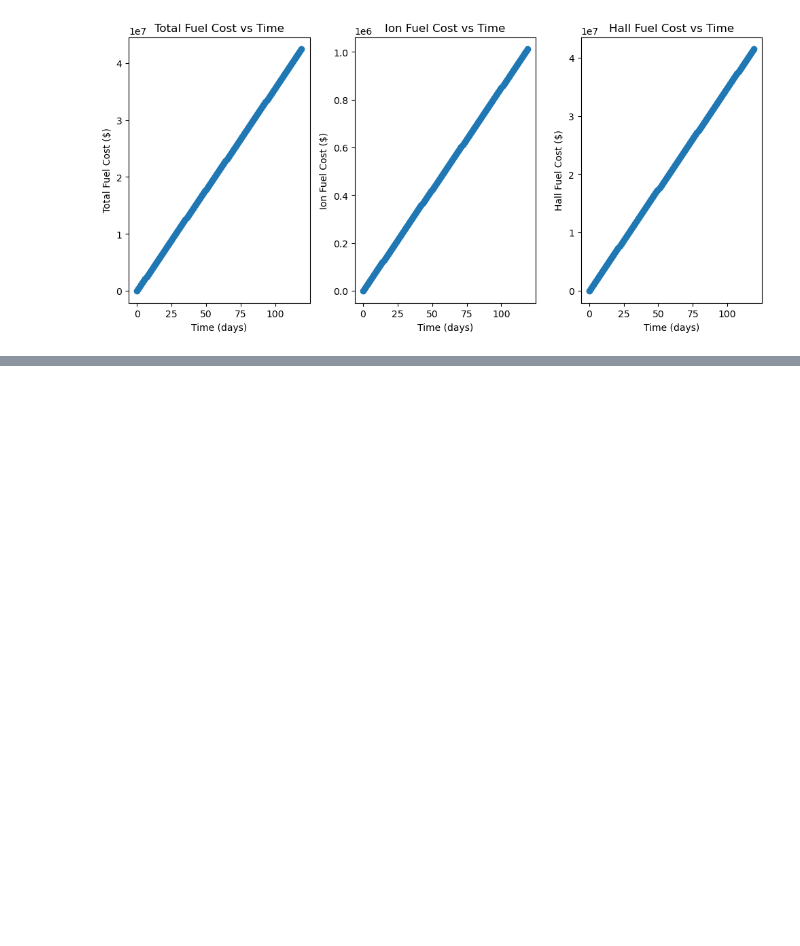
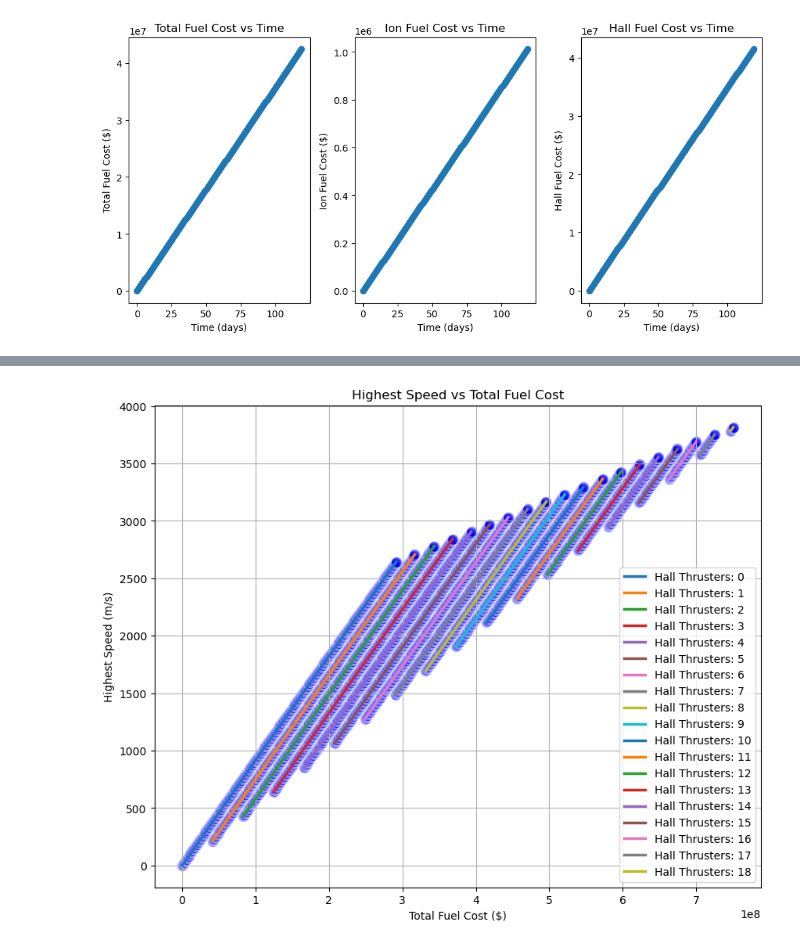
Before and after one commit to Sgail7/Prelim_Rocket_Calc, a Jupyter notebook: electric_prop_test1.ipynb, the cells around one changed output, grey strips where cells are left out. Saved outputs shown, nothing was run; the diff lists cells and outputs as text; code cells hidden in the pictures; blank space fills up the shorter version.

Commit message:
added plot for all combinations with n0 halls

```diff
--- a/electric_prop_test1.ipynb
+++ b/electric_prop_test1.ipynb
@@ -229,8 +229,8 @@ lowest_cost_combination = []
 highest_speed = []
 highest_speed_combination = []
 
-for ion_num in range(0, maxi):  # Adjust the range as needed
-    for hall_num in range(0, maxh):  # Adjust the range as needed
+for ion_num in range(0, maxi+1):  # Adjust the range as needed
+    for hall_num in range(0, maxh+3):  # Adjust the range as needed
         # Calculate the total electric power required
         total_EP = (ionEP * 10**-3 * ion_num) + (hallEP * 10**-3 * hall_num)
 
@@ -264,0 +282,35 @@ highest_speed_combination[highest_speed_index]
+# %%
+indices1 = []
+for i in range(maxh+3):
+    for ii in range(len(highest_speed_combination)):
+        if highest_speed_combination[ii][1] == i:
+            indices1.append(ii)
+
+# Initialize the new array with the first value
+new_array = [[indices1[0]]]
+
+# Loop through the indices1 list starting from the second element
+for i in range(1, len(indices1)):
+    # Check if the current value is less than the previous value
+    if indices1[i] < indices1[i-1]:
+        # Start a new column
+        new_array.append([indices1[i]])
+    else:
+        # Add to the current column
+        new_array[-1].append(indices1[i])
+
+# Convert the list of lists to a numpy array
+new_array = np.array(new_array, dtype=object)
+# %%
+plt.figure(figsize=(10, 8))
+plt.scatter(lowest_cost, highest_speed, c='blue', alpha=0.5, edgecolors='w', s=100)
+plt.xlabel('Total Fuel Cost ($)')
+plt.ylabel('Highest Speed (m/s)')
+plt.title('Highest Speed vs Total Fuel Cost')
+plt.grid(True)
+for idx, sublist in enumerate(new_array):
+    plt.plot([lowest_cost[i] for i in sublist], [highest_speed[i] for i in sublist], label=f'Hall Thrusters: {idx}', linewidth=2.5)
+plt.legend()
+plt.show()
+# %% [output]
+[figure, added]
```
Also changed, not shown: parts of 2 cells of this notebook.
